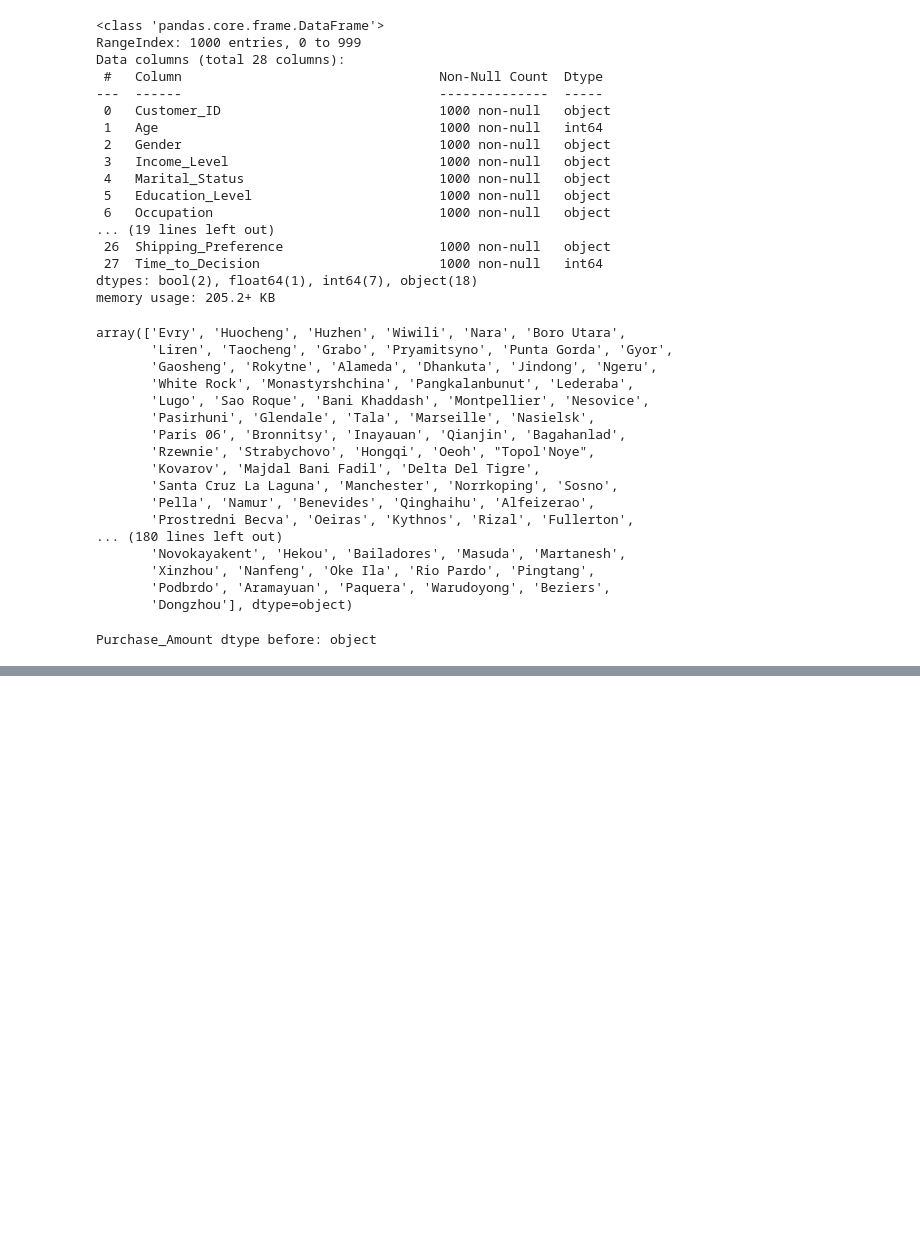
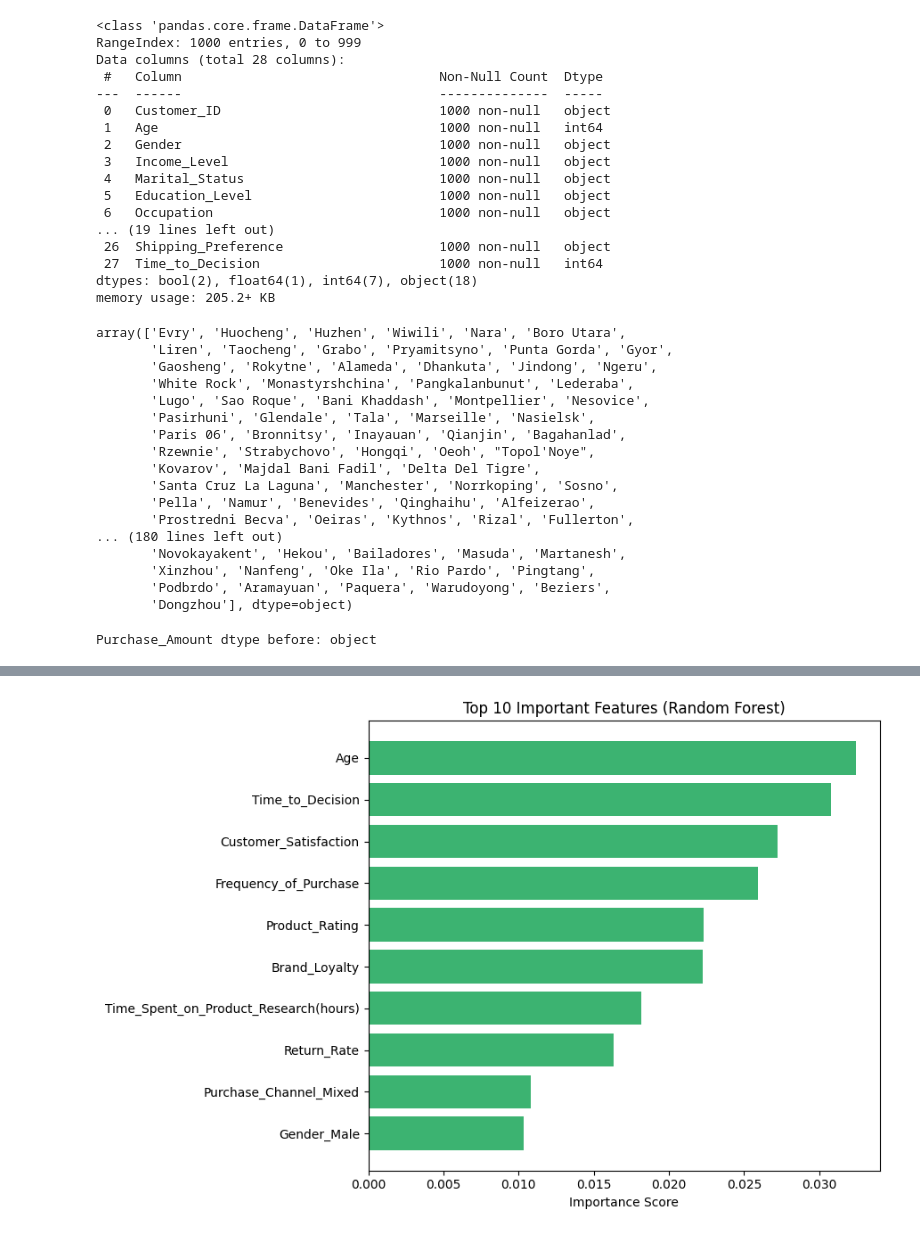
Before and after one commit to Bhekstar007/COS20089, a Jupyter notebook: Assignment_2.ipynb, the cells around one changed output, grey strips where cells are left out. Saved outputs shown, nothing was run; the diff lists cells and outputs as text; code cells hidden in the pictures; blank space fills up the shorter version.

```diff
--- a/Assignment_2.ipynb
+++ b/Assignment_2.ipynb
@@ -194,0 +277,15 @@ Cleaned dataset saved to EcommerceConsumerBehavior_Cleaned.csv
+# %%
+preprocessor = ColumnTransformer(transformers=[
+    ('num', StandardScaler(), numeric_cols),
+    ('cat', OneHotEncoder(handle_unknown='ignore'), categorical_cols)
+])
+
+logreg_model = Pipeline(steps=[
+    ('preprocessor', preprocessor),
+    ('classifier', LogisticRegression(max_iter=1000, multi_class='ovr'))
+])
+
+rf_model = Pipeline(steps=[
+    ('preprocessor', preprocessor),
+    ('classifier', RandomForestClassifier(n_estimators=100, random_state=42))
+])
@@ -194,0 +381,21 @@ Cleaned dataset saved to EcommerceConsumerBehavior_Cleaned.csv
+# %%
+ohe = rf_model.named_steps['preprocessor'].named_transformers_['cat']
+encoded_cat_features = ohe.get_feature_names_out(categorical_cols)
+all_feature_names = numeric_cols + list(encoded_cat_features)
+
+rf_clf = rf_model.named_steps['classifier']
+importances = rf_clf.feature_importances_
+
+indices = np.argsort(importances)[-10:][::-1]
+top_features = [all_feature_names[i] for i in indices]
+top_importances = importances[indices]
+
+plt.figure(figsize=(9, 6))
+plt.barh(top_features, top_importances, color='mediumseagreen')
+plt.xlabel('Importance Score')
+plt.title('Top 10 Important Features (Random Forest)')
+plt.gca().invert_yaxis()
+plt.tight_layout()
+plt.show()
+# %% [output]
+[figure, added]
```
Also changed, not shown: parts of 31 cells of this notebook, 1 other file.
